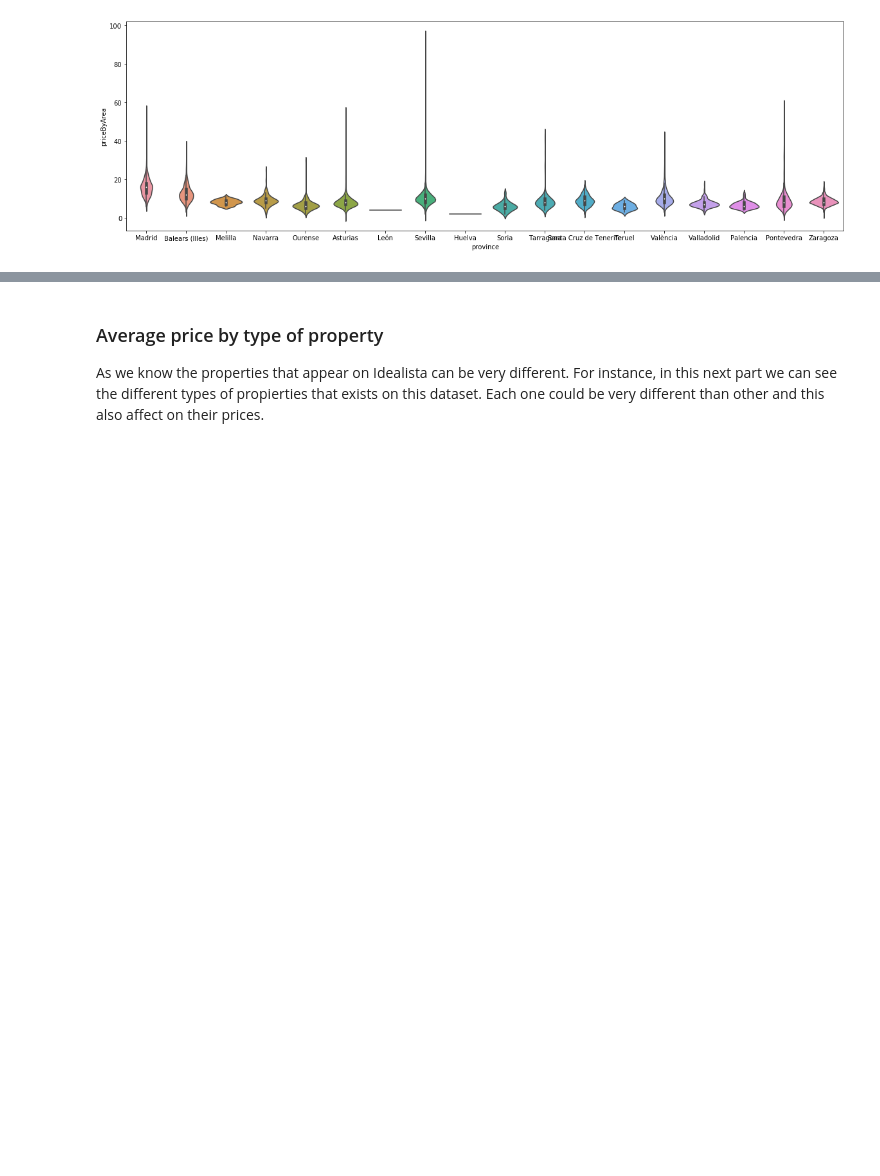
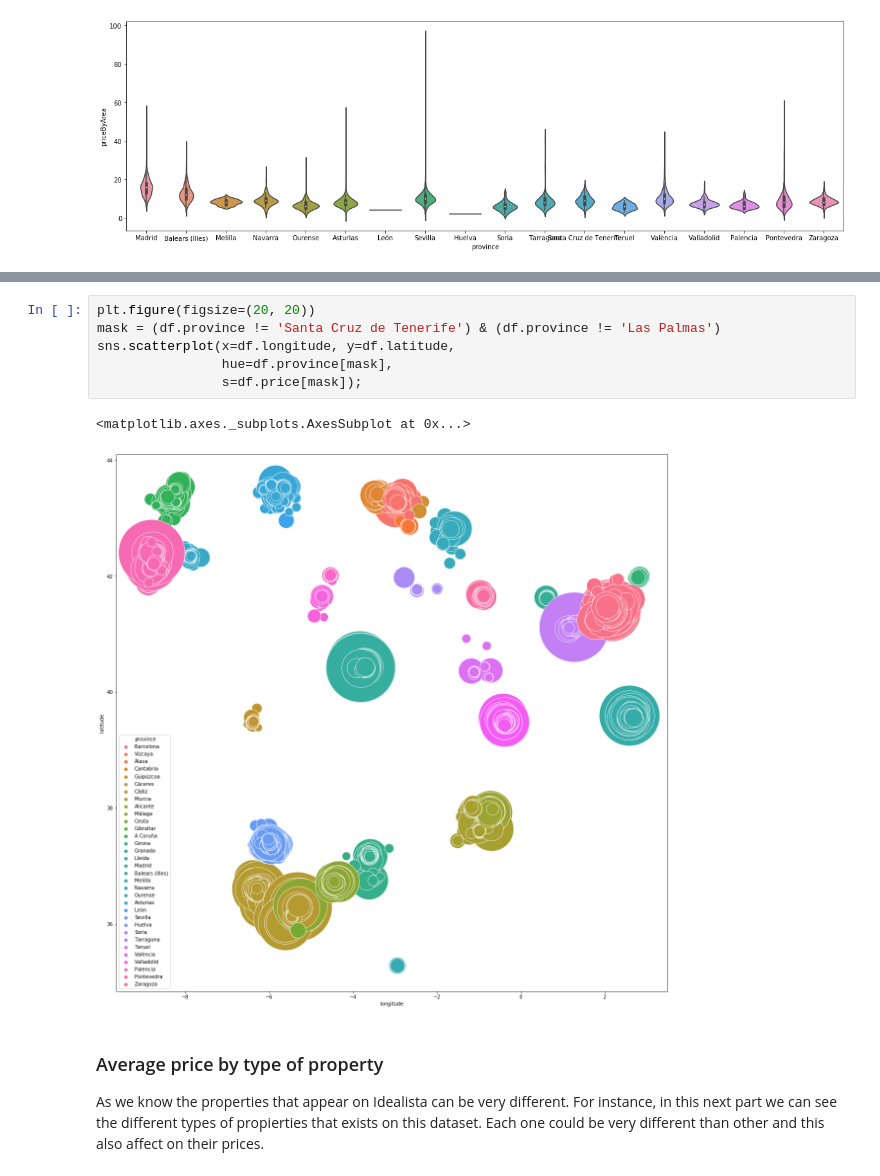
Before and after one commit to Guillem96/idealista-big-data-project, a Jupyter notebook: idealista-python/notebooks/3. Basic EDA.ipynb, the cells around one changed output, grey strips where cells are left out. Cells and saved outputs as stored; diff of their text form; blank space fills up the shorter version.

```diff
--- a/idealista-python/notebooks/3. Basic EDA.ipynb
+++ b/idealista-python/notebooks/3. Basic EDA.ipynb
@@ -167,3 +175,12 @@ sns.violinplot(x='province', y='priceByArea', data=df[df.province.isin(un_provin
+# %%
+plt.figure(figsize=(20, 20))
+mask = (df.province != 'Santa Cruz de Tenerife') & (df.province != 'Las Palmas')
+sns.scatterplot(x=df.longitude, y=df.latitude,
+                hue=df.province[mask],
+                s=df.price[mask]);
+# %% [output]
+<matplotlib.axes._subplots.AxesSubplot at 0x...>
+[figure, added]
 # %% [markdown]
 ### Average price by type of property
 
```
Also changed, not shown: parts of 12 cells of this notebook.
